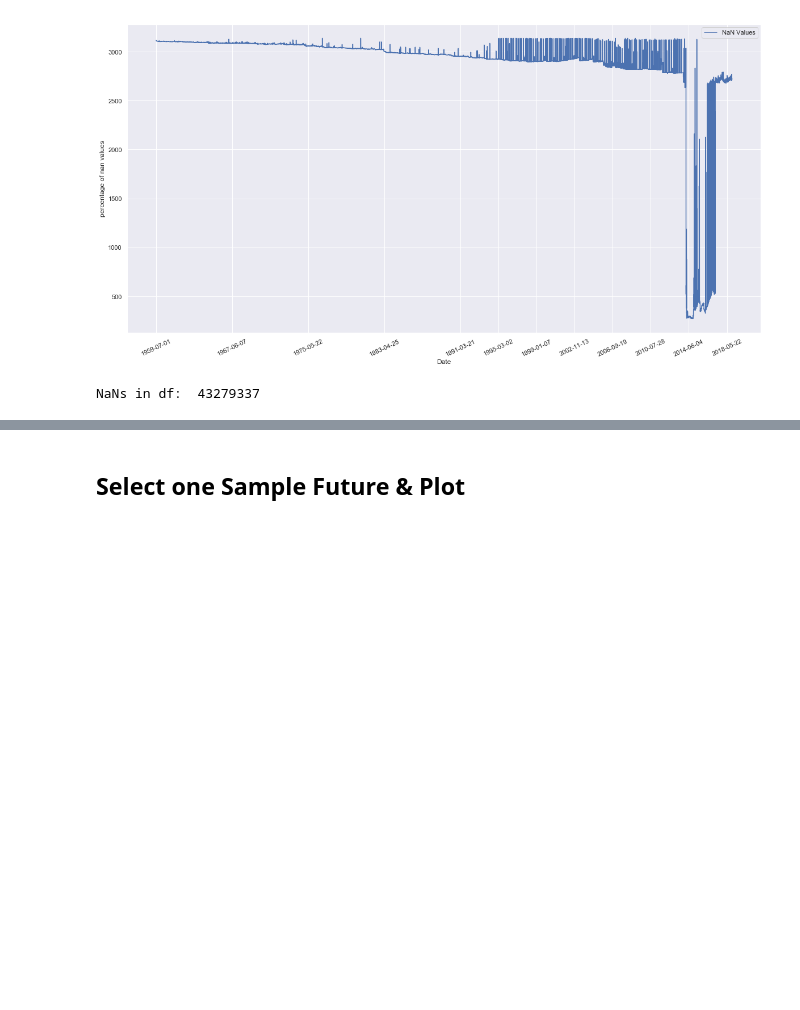
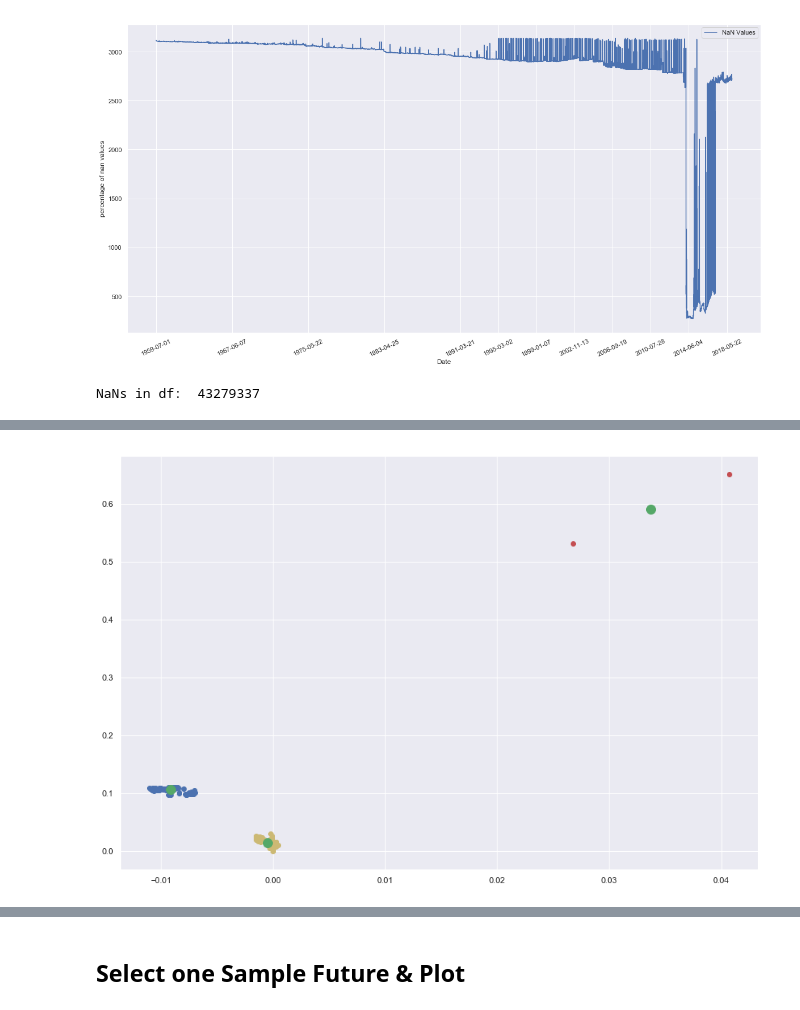
Before and after one commit to weberjoe/cme_futures_analysis, a Jupyter notebook: commodities_fetch.ipynb, the cells around one changed output, grey strips where cells are left out. Saved outputs shown, nothing was run; the diff lists cells and outputs as text; code cells hidden in the pictures; blank space fills up the shorter version.

```diff
--- a/commodities_fetch.ipynb
+++ b/commodities_fetch.ipynb
@@ -255,0 +222,19 @@ ax = sns.scatterplot(x="days", y="futures", s=250, data=df)
+# %%
+
+# computing K-Means with K = 5 (5 clusters)
+centroids,_ = kmeans(data,3)
+# assign each sample to a cluster
+idx,_ = vq(data,centroids)
+
+# some plotting using numpy's logical indexing
+fig = plt.figure(figsize=(15, 10))
+
+plt.plot(data[idx==0,0],data[idx==0,1],'ob',
+     data[idx==1,0],data[idx==1,1],'oy',
+     data[idx==2,0],data[idx==2,1],'or',
+     data[idx==3,0],data[idx==3,1],'og',
+     data[idx==4,0],data[idx==4,1],'om')
+plt.plot(centroids[:,0],centroids[:,1],'og',markersize=12)
+plt.show()
+# %% [output]
+[figure, added]
```
Also changed, not shown: parts of 46 cells of this notebook, 13 other files.
